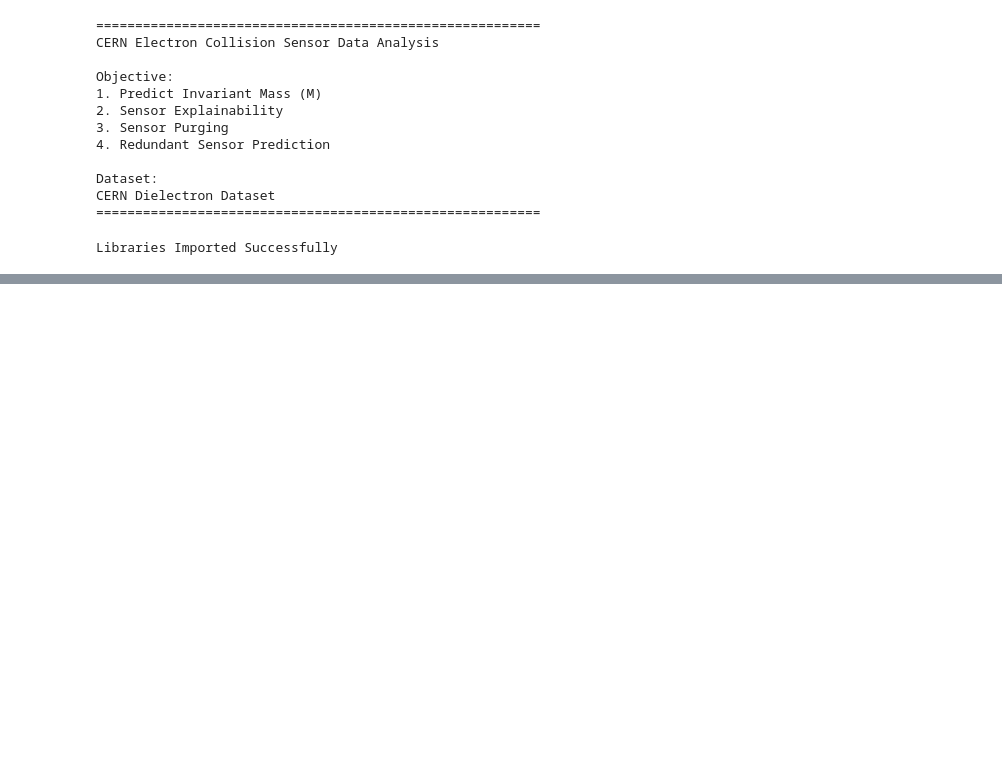
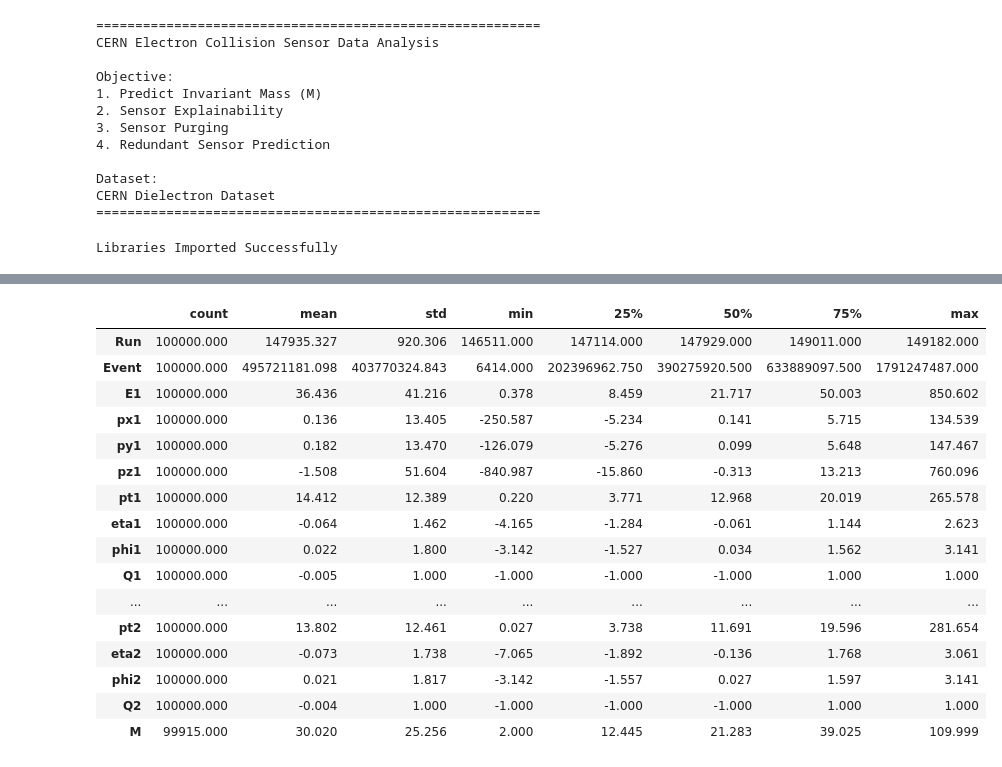
Before and after one commit to IvySingh-1/CERN-dielectron-ML-sensor-optimization, a Jupyter notebook: notebooks/01_Data_Understanding.ipynb, the cells around one changed output, grey strips where cells are left out. Saved outputs shown, nothing was run; the diff lists cells and outputs as text; code cells hidden in the pictures; blank space fills up the shorter version.

```diff
--- a/notebooks/01_Data_Understanding.ipynb
+++ b/notebooks/01_Data_Understanding.ipynb
@@ -51,0 +127,22 @@ Libraries Imported Successfully
+# %%
+# Statistical Summary
+
+df.describe().T
+# %% [output]
+|  | count | mean | std | min | 25% | 50% | 75% | max |
+| Run | 100000.000 | 147935.327 | 920.306 | 146511.000 | 147114.000 | 147929.000 | 149011.000 | 149182.000 |
+| Event | 100000.000 | 495721181.098 | 403770324.843 | 6414.000 | 202396962.750 | 390275920.500 | 633889097.500 | 1791247487.000 |
+| E1 | 100000.000 | 36.436 | 41.216 | 0.378 | 8.459 | 21.717 | 50.003 | 850.602 |
+| px1 | 100000.000 | 0.136 | 13.405 | -250.587 | -5.234 | 0.141 | 5.715 | 134.539 |
+| py1 | 100000.000 | 0.182 | 13.470 | -126.079 | -5.276 | 0.099 | 5.648 | 147.467 |
+| pz1 | 100000.000 | -1.508 | 51.604 | -840.987 | -15.860 | -0.313 | 13.213 | 760.096 |
+| pt1 | 100000.000 | 14.412 | 12.389 | 0.220 | 3.771 | 12.968 | 20.019 | 265.578 |
+| eta1 | 100000.000 | -0.064 | 1.462 | -4.165 | -1.284 | -0.061 | 1.144 | 2.623 |
+| phi1 | 100000.000 | 0.022 | 1.800 | -3.142 | -1.527 | 0.034 | 1.562 | 3.141 |
+| Q1 | 100000.000 | -0.005 | 1.000 | -1.000 | -1.000 | -1.000 | 1.000 | 1.000 |
+| ... | ... | ... | ... | ... | ... | ... | ... | ... |
+| pt2 | 100000.000 | 13.802 | 12.461 | 0.027 | 3.738 | 11.691 | 19.596 | 281.654 |
+| eta2 | 100000.000 | -0.073 | 1.738 | -7.065 | -1.892 | -0.136 | 1.768 | 3.061 |
+| phi2 | 100000.000 | 0.021 | 1.817 | -3.142 | -1.557 | 0.027 | 1.597 | 3.141 |
+| Q2 | 100000.000 | -0.004 | 1.000 | -1.000 | -1.000 | -1.000 | 1.000 | 1.000 |
+| M | 99915.000 | 30.020 | 25.256 | 2.000 | 12.445 | 21.283 | 39.025 | 109.999 |
```
Also changed, not shown: parts of 12 cells of this notebook.
